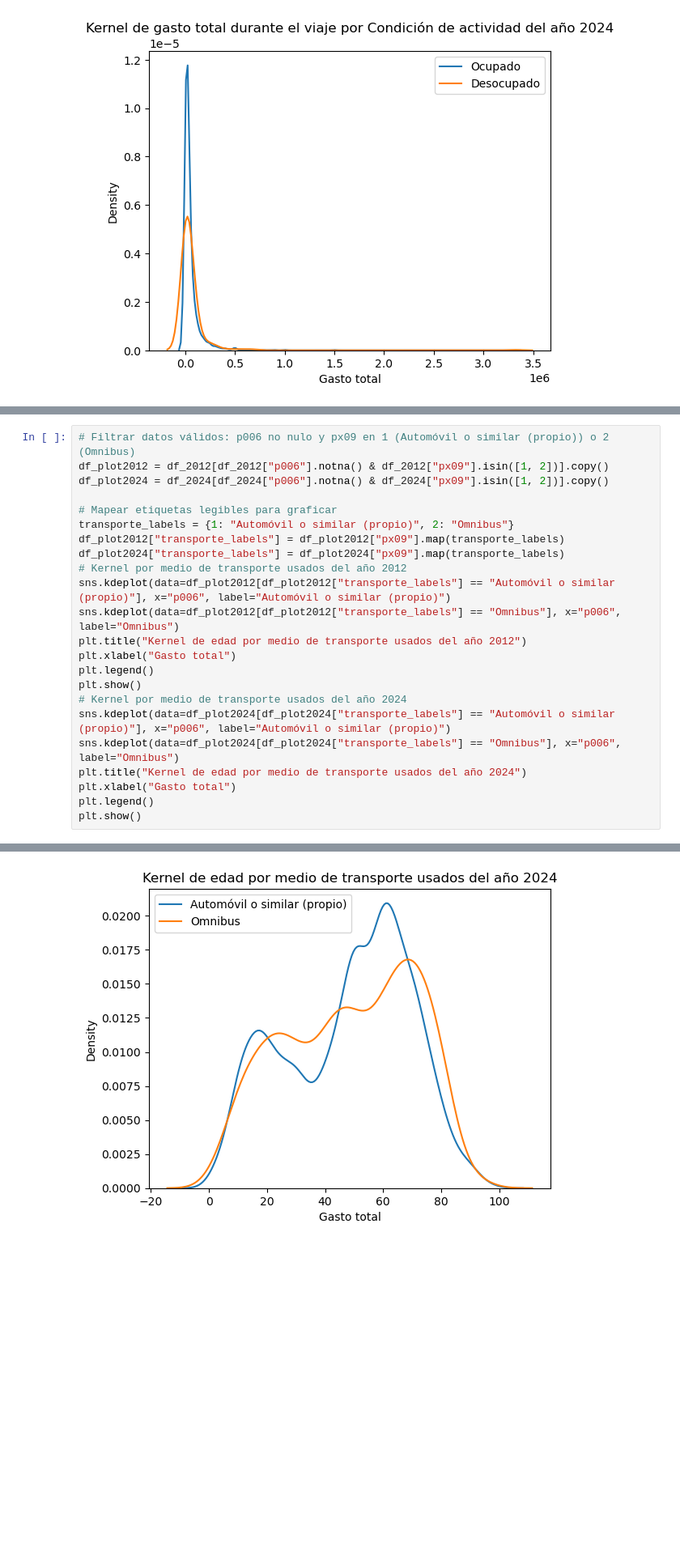
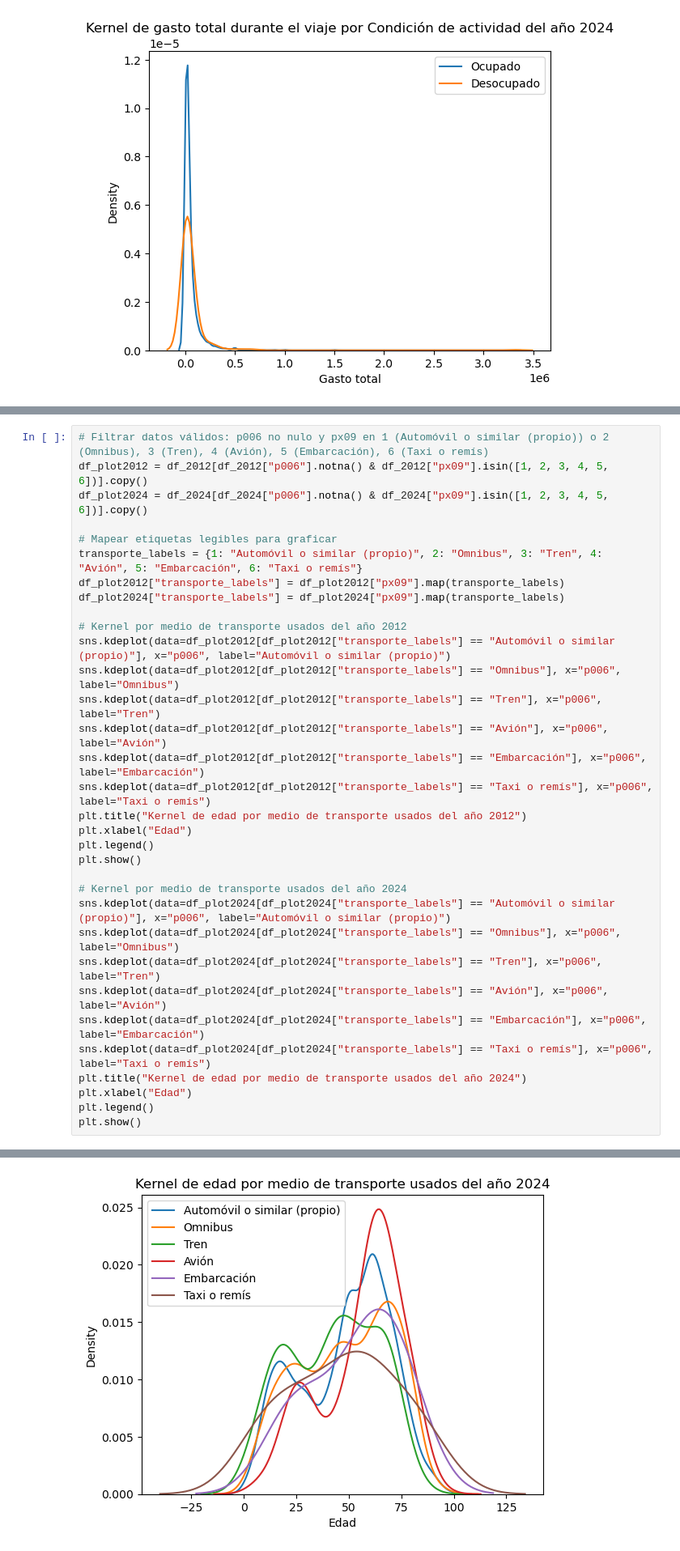
Before and after one commit to LucaDadderio0/-BigDataUBA-Grup10, a Jupyter notebook: Tp Oral Exposicion 2/segunda_presentacion.ipynb, the cells around one changed output, grey strips where cells are left out. Shown at 81% size. Cells and saved outputs as stored; diff of their text form; blank space fills up the shorter version.

```diff
--- a/Tp Oral Exposicion 2/segunda_presentacion.ipynb
+++ b/Tp Oral Exposicion 2/segunda_presentacion.ipynb
@@ -209,24 +229,34 @@ plt.show()
 # %%
-# Filtrar datos válidos: p006 no nulo y px09 en 1 (Automóvil o similar (propio)) o 2 (Omnibus)
-df_plot2012 = df_2012[df_2012["p006"].notna() & df_2012["px09"].isin([1, 2])].copy()
-df_plot2024 = df_2024[df_2024["p006"].notna() & df_2024["px09"].isin([1, 2])].copy()
+# Filtrar datos válidos: p006 no nulo y px09 en 1 (Automóvil o similar (propio)) o 2 (Omnibus), 3 (Tren), 4 (Avión), 5 (Embarcación), 6 (Taxi o remís)
+df_plot2012 = df_2012[df_2012["p006"].notna() & df_2012["px09"].isin([1, 2, 3, 4, 5, 6])].copy()
+df_plot2024 = df_2024[df_2024["p006"].notna() & df_2024["px09"].isin([1, 2, 3, 4, 5, 6])].copy()
 
 # Mapear etiquetas legibles para graficar
-transporte_labels = {1: "Automóvil o similar (propio)", 2: "Omnibus"}
+transporte_labels = {1: "Automóvil o similar (propio)", 2: "Omnibus", 3: "Tren", 4: "Avión", 5: "Embarcación", 6: "Taxi o remís"}
 df_plot2012["transporte_labels"] = df_plot2012["px09"].map(transporte_labels)
 df_plot2024["transporte_labels"] = df_plot2024["px09"].map(transporte_labels)
+
 # Kernel por medio de transporte usados del año 2012
 sns.kdeplot(data=df_plot2012[df_plot2012["transporte_labels"] == "Automóvil o similar (propio)"], x="p006", label="Automóvil o similar (propio)")
 sns.kdeplot(data=df_plot2012[df_plot2012["transporte_labels"] == "Omnibus"], x="p006", label="Omnibus")
+sns.kdeplot(data=df_plot2012[df_plot2012["transporte_labels"] == "Tren"], x="p006", label="Tren")
+sns.kdeplot(data=df_plot2012[df_plot2012["transporte_labels"] == "Avión"], x="p006", label="Avión")
+sns.kdeplot(data=df_plot2012[df_plot2012["transporte_labels"] == "Embarcación"], x="p006", label="Embarcación")
+sns.kdeplot(data=df_plot2012[df_plot2012["transporte_labels"] == "Taxi o remís"], x="p006", label="Taxi o remís")
 plt.title("Kernel de edad por medio de transporte usados del año 2012")
-plt.xlabel("Gasto total")
+plt.xlabel("Edad")
 plt.legend()
 plt.show()
+
 # Kernel por medio de transporte usados del año 2024
 sns.kdeplot(data=df_plot2024[df_plot2024["transporte_labels"] == "Automóvil o similar (propio)"], x="p006", label="Automóvil o similar (propio)")
 sns.kdeplot(data=df_plot2024[df_plot2024["transporte_labels"] == "Omnibus"], x="p006", label="Omnibus")
+sns.kdeplot(data=df_plot2024[df_plot2024["transporte_labels"] == "Tren"], x="p006", label="Tren")
+sns.kdeplot(data=df_plot2024[df_plot2024["transporte_labels"] == "Avión"], x="p006", label="Avión")
+sns.kdeplot(data=df_plot2024[df_plot2024["transporte_labels"] == "Embarcación"], x="p006", label="Embarcación")
+sns.kdeplot(data=df_plot2024[df_plot2024["transporte_labels"] == "Taxi o remís"], x="p006", label="Taxi o remís")
 plt.title("Kernel de edad por medio de transporte usados del año 2024")
-plt.xlabel("Gasto total")
+plt.xlabel("Edad")
 plt.legend()
 plt.show()
 # %% [output]
@@ -234,4 +264,4 @@ plt.show()
-[figure, old version]
+[figure, new version]
 # %%
 # convertir las variables a ser mas comprensible
 df_2024["edad"] = df_2024["p006"]
```
Also changed, not shown: parts of 3 cells of this notebook.
